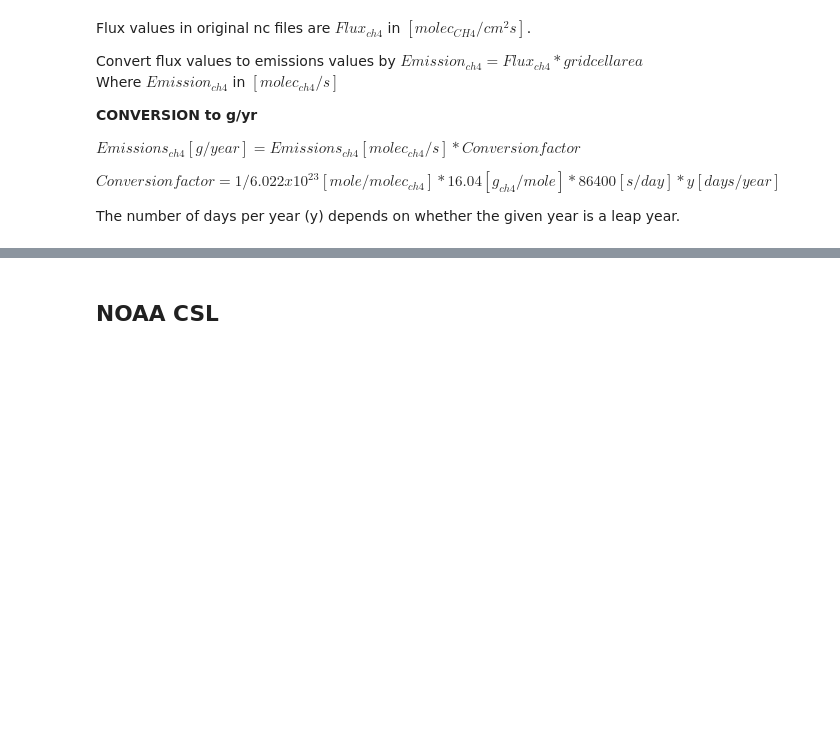
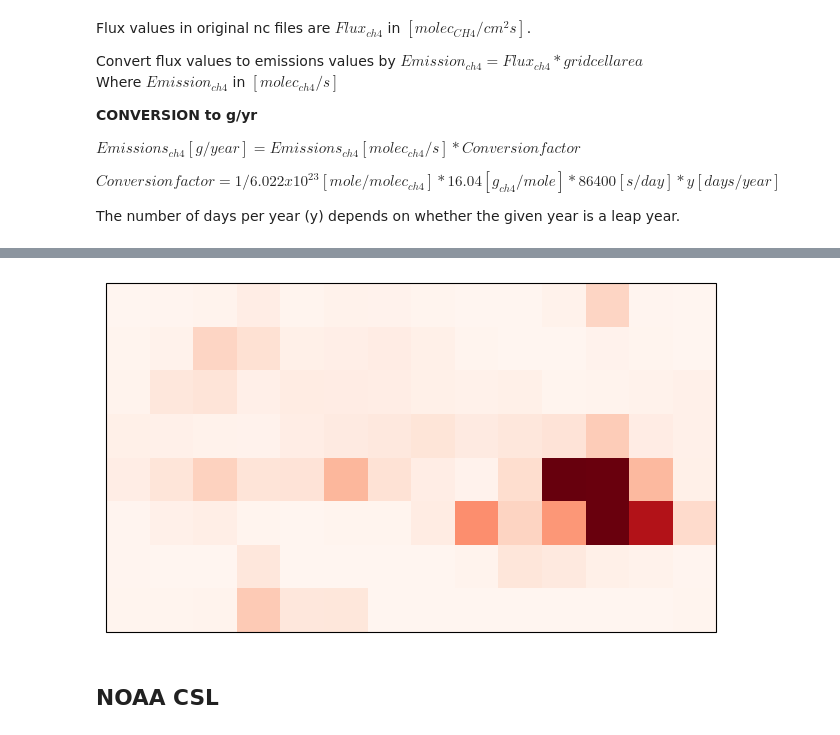
Before and after one commit to agmeyer4/Atmos_Column, a Jupyter notebook: atmos_column/ipynbs/inventories.ipynb, the cells around one changed output, grey strips where cells are left out. Cells and saved outputs as stored; diff of their text form; code cells hidden in the pictures; blank space fills up the shorter version.

```diff
--- a/atmos_column/ipynbs/inventories.ipynb
+++ b/atmos_column/ipynbs/inventories.ipynb
@@ -245,3 +248,18 @@ plt.show()
+# %%
+labsize = 12
+proj = ccrs.PlateCarree()
+fig = plt.figure()
+ax = plt.axes(projection = proj)
+map_extent=dataset_extent #uinta
+
+ax.set_extent([map_extent['lon_min'],map_extent['lon_max'],map_extent['lat_min'],map_extent['lat_max']],crs=proj)
+
+
+map = epa_subset['emissions'].plot.pcolormesh('lon','lat',ax = ax,cmap='Reds',vmax=7000,add_colorbar=False)
+fig.tight_layout()
+fig.savefig('/uufs/chpc.utah.edu/common/home/u0890904/LAIR_1/Figures/inventory/uinta_ch4_EPA.jpg', bbox_inches='tight', pad_inches=0,dpi=500)
+# %% [output]
+[figure, added]
 # %% [markdown]
 ## NOAA CSL
 # %% [markdown]
```
Also changed, not shown: parts of 4 cells of this notebook.
